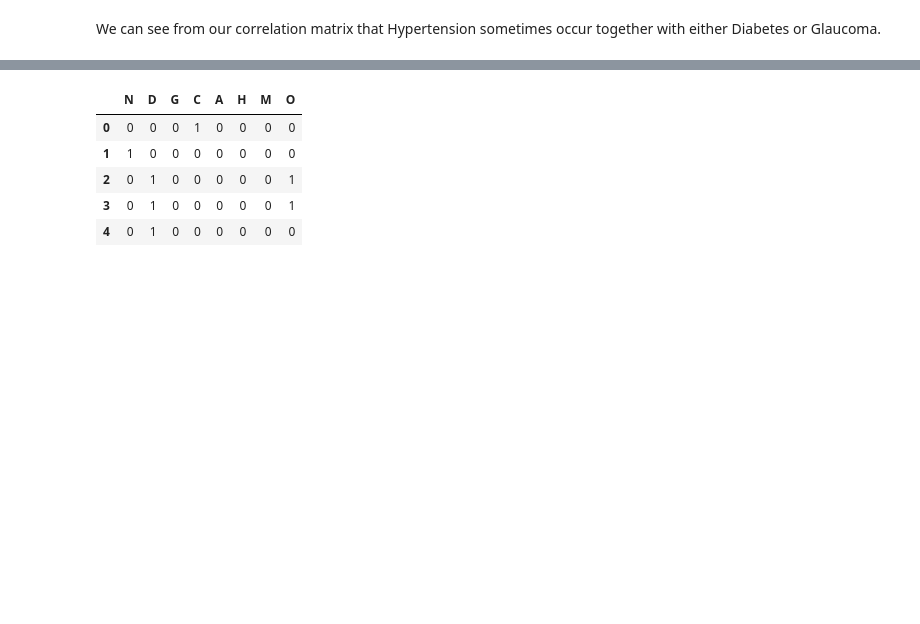
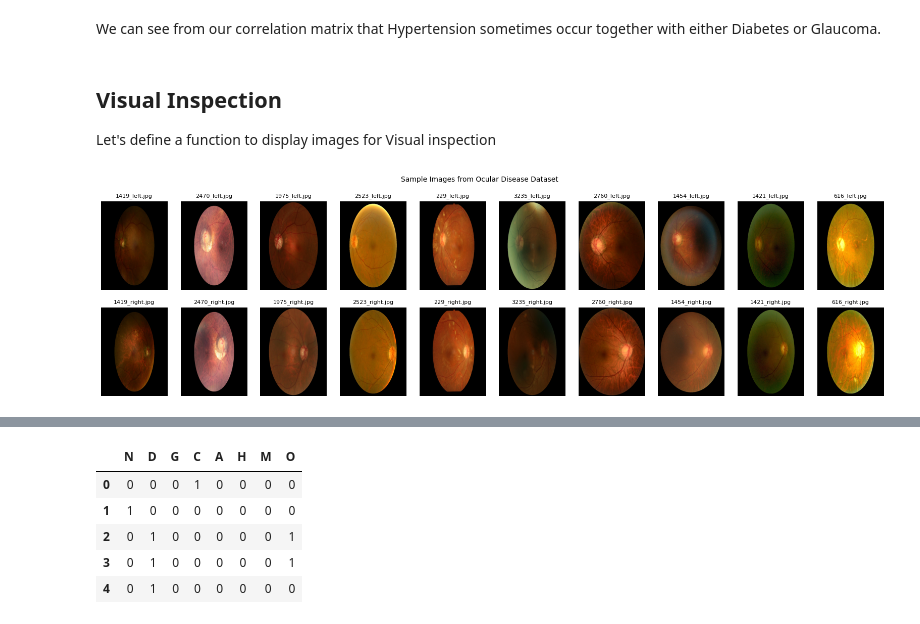
Before and after one commit to raymondsamalo/odir-200226, a Jupyter notebook: eda.ipynb, the cells around one changed output, grey strips where cells are left out. Cells and saved outputs as stored; diff of their text form; code cells hidden in the pictures; blank space fills up the shorter version.

```diff
--- a/eda.ipynb
+++ b/eda.ipynb
@@ -248,3 +254,40 @@ plt.show()
 [figure]
 # %% [markdown]
 We can see from our correlation matrix that Hypertension sometimes occur together with either Diabetes or Glaucoma.
+# %% [markdown]
+## Visual Inspection
+Let's define a function to display images for Visual inspection
+# %%
+import os
+import cv2
+def display_images(image_filenames:list[str], title="Image DataSet", col_count = 10, w=512, h=512):
+    img_count = len(image_filenames)
+    plt.figure(figsize=(20, 5))
+    plt.suptitle(title, fontsize=10)
+    row_count = (img_count + col_count - 1) // col_count  # Calculate number of rows needed
+    for i in range(1, img_count+1):
+        plt.subplot(row_count, col_count, i)
+        image_path=os.path.join(IMG_DIR, image_filenames[i-1])
+        if not os.path.exists(image_path):
+            print(f"Image file not found: {image_path}")
+            continue
+        img = cv2.imread(image_path)
+        img = cv2.cvtColor(img, cv2.COLOR_BGR2RGB)
+        img = cv2.resize(img, (w, h))
+        img = img / 255.
+        plt.imshow(img, aspect="auto")
+        plt.title(f"{image_filenames[i-1].split('/')[-1]}", fontsize=8)
+        plt.axis(False);
+    plt.show()
+
+def display_sample_images(df, title="Sample Images from Ocular Disease Dataset", sample_size=10):
+    sample_df = df.sample(sample_size, random_state=42)
+    left_fundus = sample_df['Left-Fundus'].tolist()
+    right_fundus = sample_df['Right-Fundus'].tolist()
+    image_filenames = left_fundus + right_fundus
+    display_images(image_filenames, title=title, col_count=sample_size)
+# %%
+display_sample_images(df2)
+#/home/ray/.cache/kagglehub/datasets/andrewmvd/ocular-disease-recognition-odir5k/versions/2/preprocessed_images
+# %% [output]
+[figure, added]
```
Also changed, not shown: parts of 27 cells of this notebook, 10 other files.
